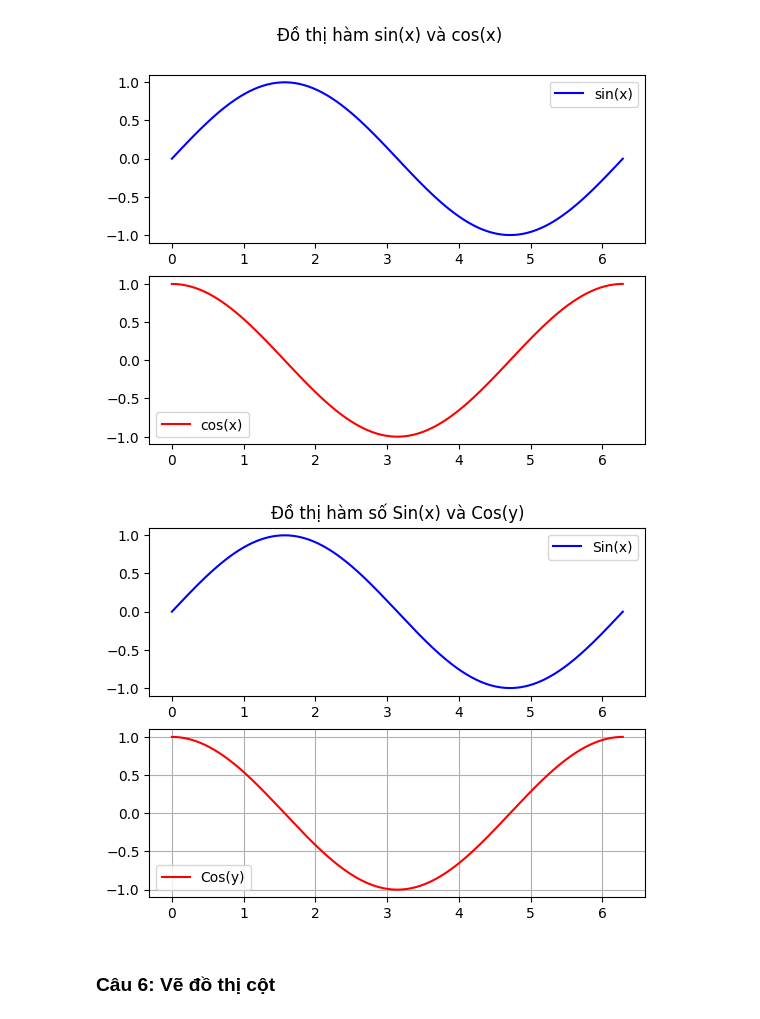
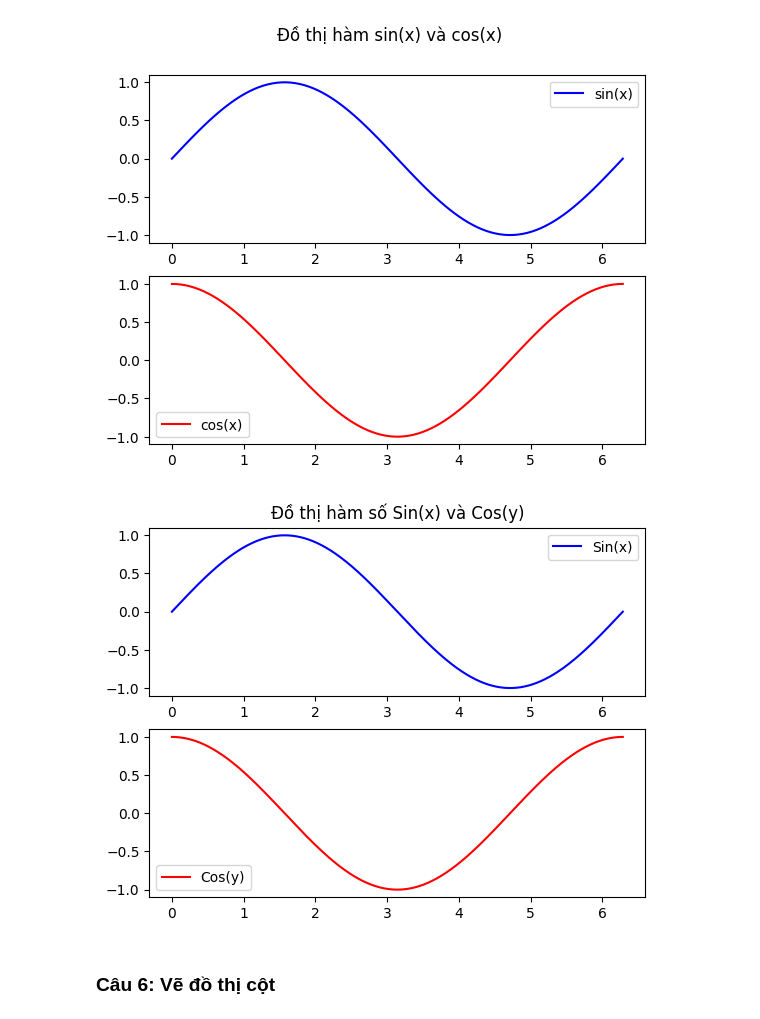
Before and after one commit to ur77ec17235/Computer-statistics_and_applications, a Jupyter notebook: week 2/tkud_lab02_ex (1).ipynb, the cells around one changed output. Drawn from its saved outputs; the diff is of its cells as text; code cells hidden in the pictures.

```diff
--- a/week 2/tkud_lab02_ex (1).ipynb
+++ b/week 2/tkud_lab02_ex (1).ipynb
@@ -247,35 +248,35 @@ plt.show()
 # %%
 # YOUR CODE HERE
 
 
 # Generate data for the sine wave
 x = np.linspace(0, 2 * np.pi, 1000)
 x_sin = np.sin(x)
 
 
 y = np.linspace(0, 2 * np.pi, 1000)
 y_cos = np.cos(y)
 
 
 
 # Create the plot
 # plt.figure(figsize=(8, 6))
 
 plt.subplot(2,1,1)
 plt.plot(x, x_sin, label= "Sin(x)", color = "blue")
 
 plt.title("Đồ thị hàm số Sin(x) và Cos(y)")
 plt.legend()
 plt.subplot(2,1,2)
 plt.plot(y, y_cos, label = "Cos(y)", color = "red")
 plt.legend()
 
 
 # Display the plot
-plt.grid(True)
+
 plt.show()
 # %% [output]
-[figure, old version]
+[figure, new version]
 # %% [markdown]
 ### Câu 6: Vẽ đồ thị cột
 # %%
```
Also changed, not shown: parts of 9 cells of this notebook, 4 other files.
